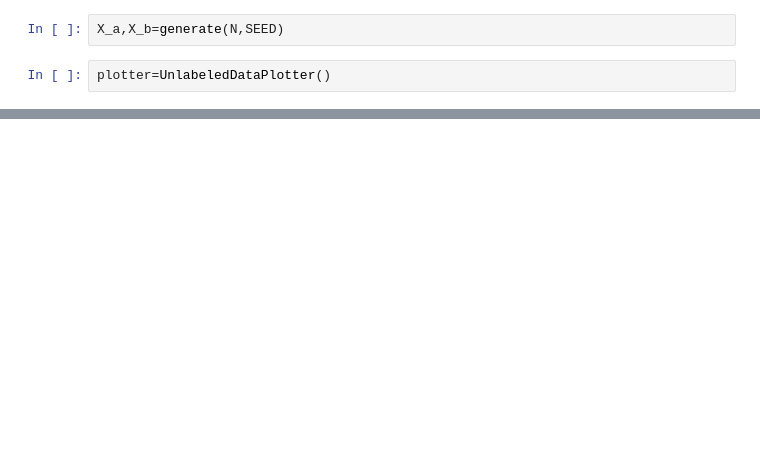
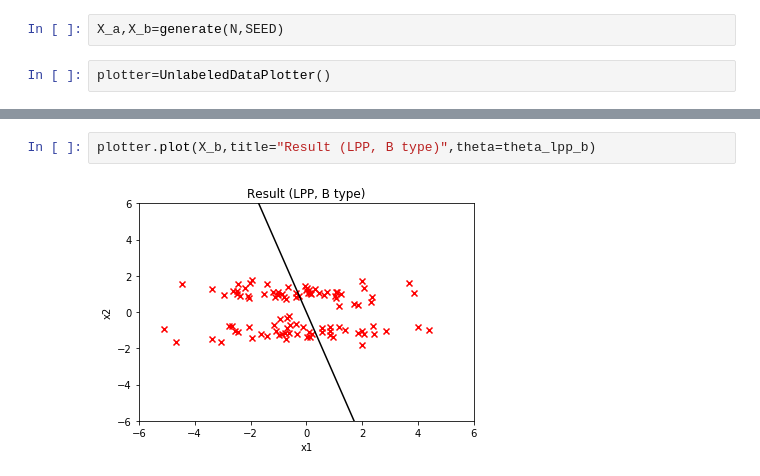
Before and after one commit to habroptilus/ml-tools, a Jupyter notebook: experiment/unsupervised_linear_decomposition.ipynb, the cells around one changed output, grey strips where cells are left out. Cells and saved outputs as stored; diff of their text form; blank space fills up the shorter version.

```diff
--- a/experiment/unsupervised_linear_decomposition.ipynb
+++ b/experiment/unsupervised_linear_decomposition.ipynb
@@ -57,0 +72,4 @@ AttributeError: module 'scipy' has no attribute 'linalg'
+# %%
+plotter.plot(X_b,title="Result (LPP, B type)",theta=theta_lpp_b)
+# %% [output]
+[figure, added]
```
Also changed, not shown: parts of 14 cells of this notebook, 1 other file.
